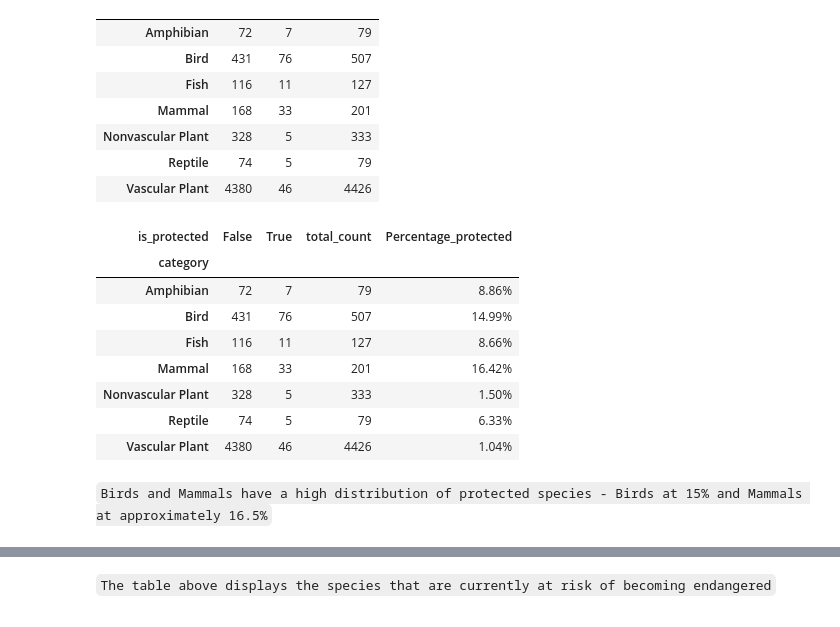
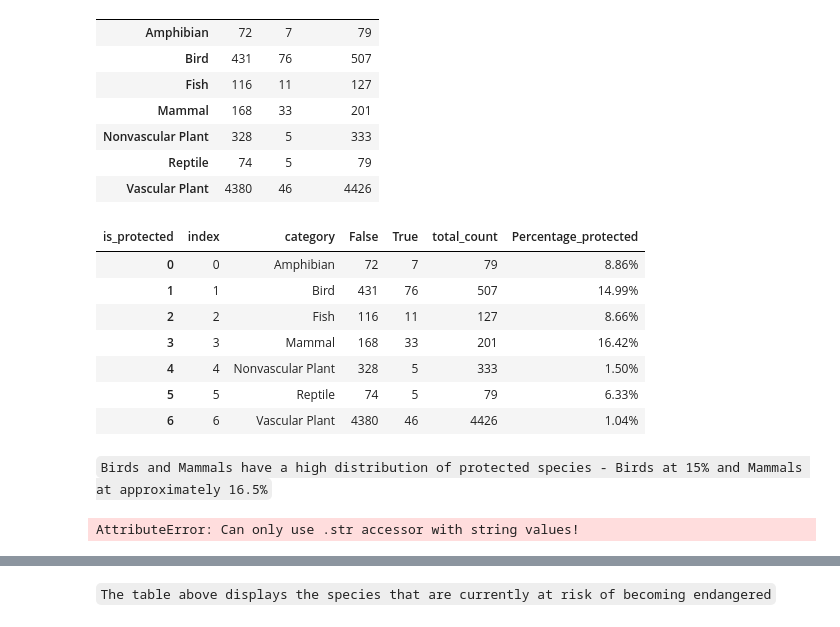
Before and after one commit to PB-III/Biodiversity_Portfolio_Proj, a Jupyter notebook: biodiversity.ipynb, the cells around one changed output, grey strips where cells are left out. Drawn from its saved outputs; the diff is of its cells as text; code cells hidden in the pictures.

```diff
--- a/biodiversity.ipynb
+++ b/biodiversity.ipynb
@@ -337,22 +338,33 @@ grouped_species_info
 # %%
 #Add column to calculate the percentage of protected species
 grouped_species_info['Percentage_protected'] = (grouped_species_info[True] / grouped_species_info.total_count) * 100
 #format percentage
 grouped_species_info['Percentage_protected'] = grouped_species_info['Percentage_protected'].apply(lambda x: '{:.2f}%'.format(x))
-#print DataFrame
+#reset index
+grouped_species_info = grouped_species_info.reset_index()
+#print Dataframe
 grouped_species_info
 # %% [output]
-| is_protected | False | True | total_count | Percentage_protected |
-| category |  |  |  |  |
-| Amphibian | 72 | 7 | 79 | 8.86% |
-| Bird | 431 | 76 | 507 | 14.99% |
-| Fish | 116 | 11 | 127 | 8.66% |
-| Mammal | 168 | 33 | 201 | 16.42% |
-| Nonvascular Plant | 328 | 5 | 333 | 1.50% |
-| Reptile | 74 | 5 | 79 | 6.33% |
-| Vascular Plant | 4380 | 46 | 4426 | 1.04% |
+| is_protected | index | category | False | True | total_count | Percentage_protected |
+| 0 | 0 | Amphibian | 72 | 7 | 79 | 8.86% |
+| 1 | 1 | Bird | 431 | 76 | 507 | 14.99% |
+| 2 | 2 | Fish | 116 | 11 | 127 | 8.66% |
+| 3 | 3 | Mammal | 168 | 33 | 201 | 16.42% |
+| 4 | 4 | Nonvascular Plant | 328 | 5 | 333 | 1.50% |
+| 5 | 5 | Reptile | 74 | 5 | 79 | 6.33% |
+| 6 | 6 | Vascular Plant | 4380 | 46 | 4426 | 1.04% |
 # %% [markdown]
 `Birds and Mammals have a high distribution of protected species - Birds at 15% and Mammals at approximately 16.5%`
+# %%
+#Convert 'Percentage_protected' to float
+grouped_species_info['Percentage_protected'] = grouped_species_info['Percentage_protected'].str.rstrip('%').astype('float')
+#Plotting pie chart
+plt.figure(figsize=(8,6))
+plt.pie(grouped_species_info['Percentage_protected'], labels=grouped_species_info['category'], autopct='%1.2f%%', startangle=90)
+plt.title('Percentage of Protected Species by Category')
+plt.show()
+# %% [output]
+AttributeError: Can only use .str accessor with string values!
 # %%
 #Filter the dataframe to include Endangered species only
 endangered_species_df = species_info[species_info['conservation_status'] == 'Endangered'].reset_index()
```
Also changed, not shown: parts of 13 cells of this notebook, 1 other file.
